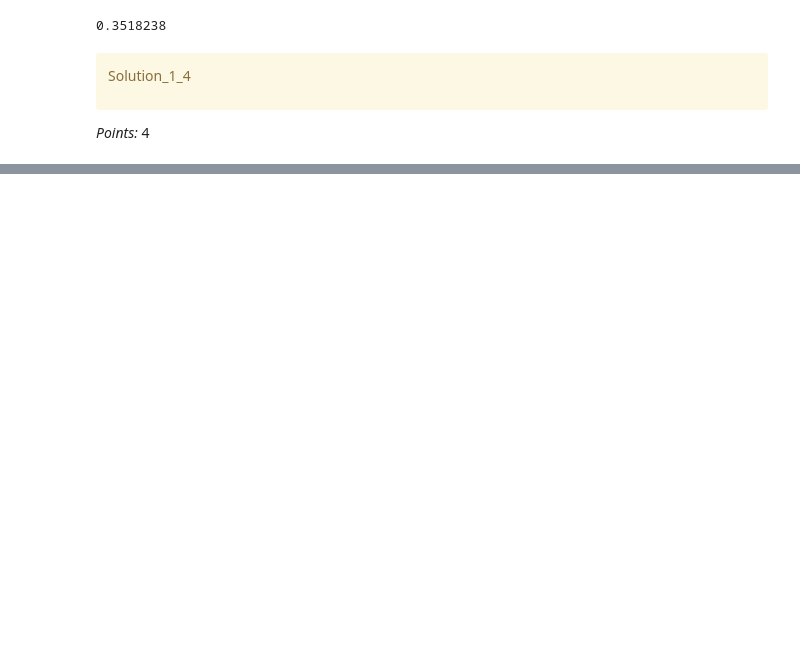
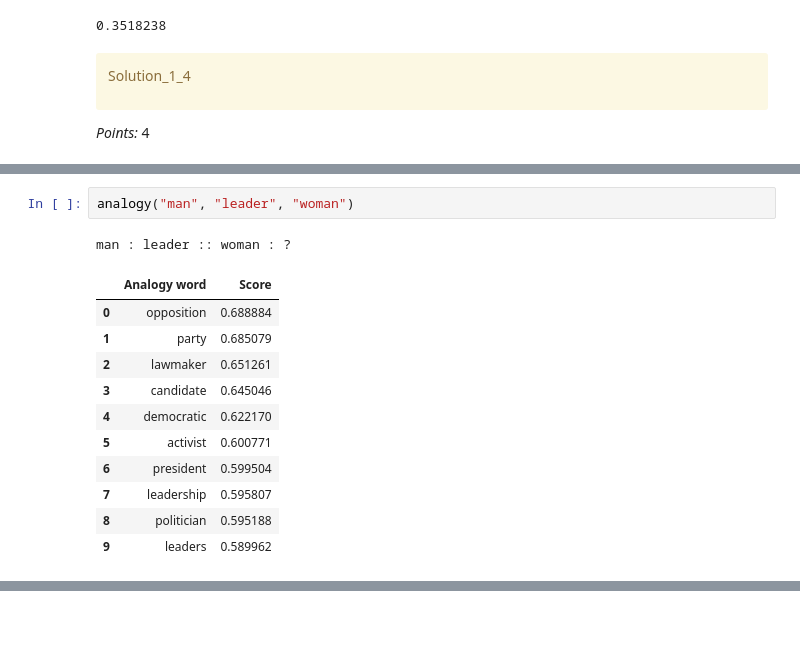
Before and after one commit to miketham24/cpsc330_hw7, a Jupyter notebook: hw7.ipynb, the cells around one changed output, grey strips where cells are left out. Saved outputs shown, nothing was run; the diff lists cells and outputs as text; blank space fills up the shorter version.

```diff
--- a/hw7.ipynb
+++ b/hw7.ipynb
@@ -338,0 +361,15 @@ man : king :: woman : ?
+# %%
+analogy("man", "leader", "woman")
+# %% [output]
+man : leader :: woman : ?
+|  | Analogy word | Score |
+| 0 | opposition | 0.688884 |
+| 1 | party | 0.685079 |
+| 2 | lawmaker | 0.651261 |
+| 3 | candidate | 0.645046 |
+| 4 | democratic | 0.622170 |
+| 5 | activist | 0.600771 |
+| 6 | president | 0.599504 |
+| 7 | leadership | 0.595807 |
+| 8 | politician | 0.595188 |
+| 9 | leaders | 0.589962 |
```
Also changed, not shown: parts of 12 cells of this notebook, 1 other file.
